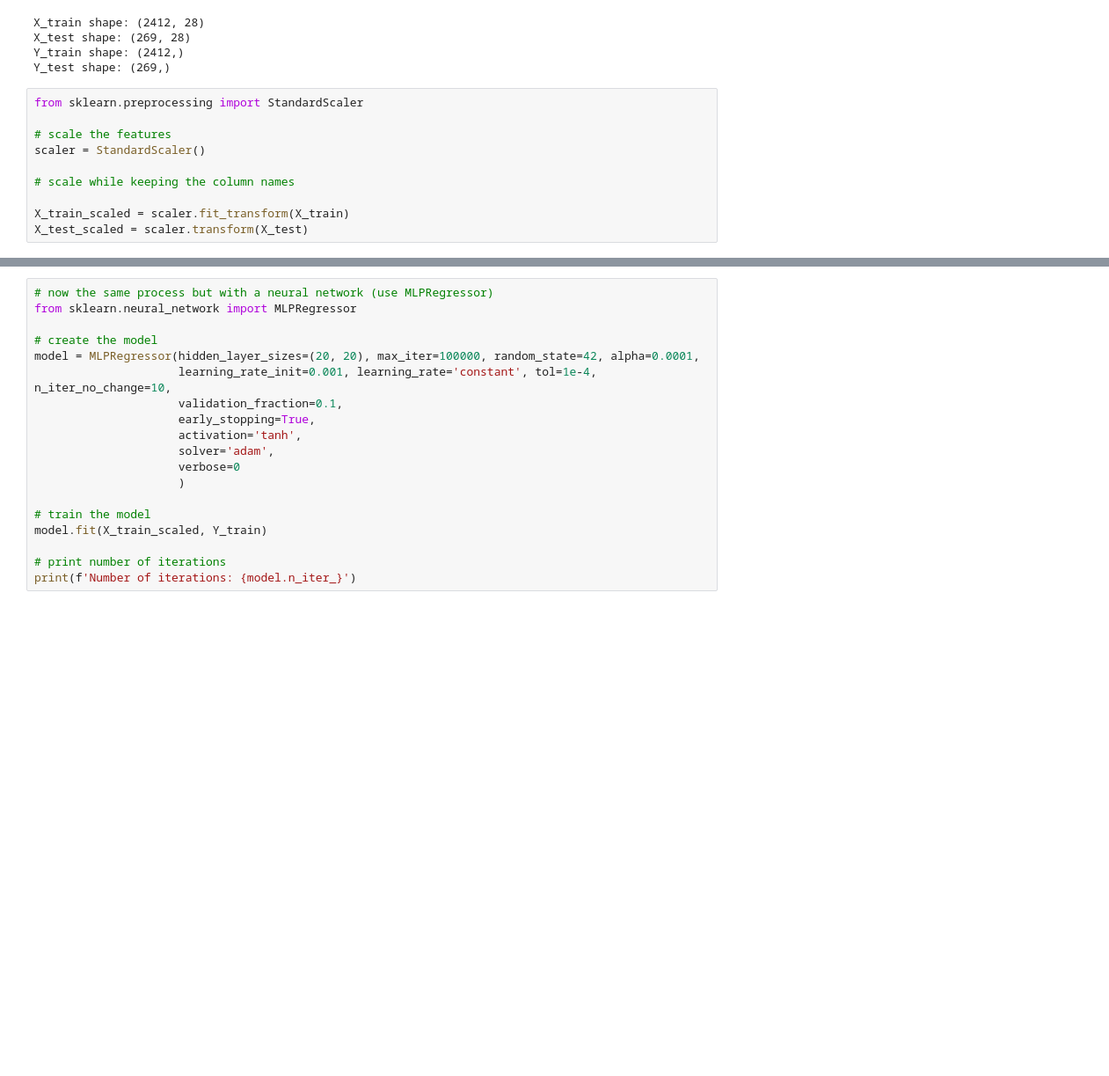
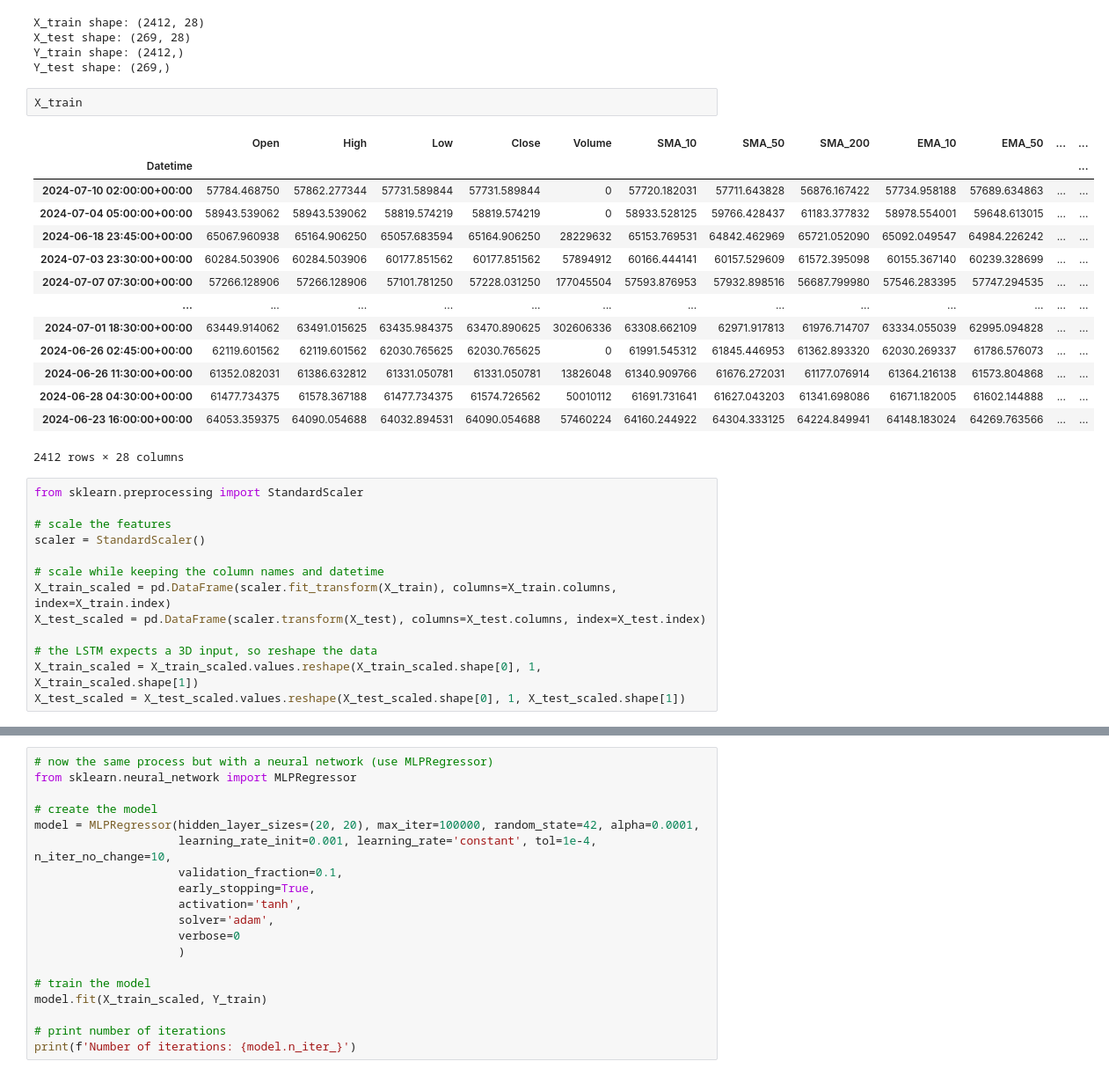
Before and after one commit to TidyMaze/finance, a Jupyter notebook: test.ipynb, the cells around one changed output, grey strips where cells are left out. Shown at 88% size. Cells and saved outputs as stored; diff of their text form; blank space fills up the shorter version.

```diff
--- a/test.ipynb
+++ b/test.ipynb
@@ -261,16 +261,36 @@ X_train shape: (2412, 28)
 X_test shape: (269, 28)
 Y_train shape: (2412,)
 Y_test shape: (269,)
+# %%
+X_train
+# %% [output]
+|  | Open | High | Low | Close | Volume | SMA_10 | SMA_50 | SMA_200 | EMA_10 | EMA_50 | ... | ... |
+| Datetime |  |  |  |  |  |  |  |  |  |  |  | ... |
+| 2024-07-10 02:00:00+00:00 | 57784.468750 | 57862.277344 | 57731.589844 | 57731.589844 | 0 | 57720.182031 | 57711.643828 | 56876.167422 | 57734.958188 | 57689.634863 | ... | ... |
+| 2024-07-04 05:00:00+00:00 | 58943.539062 | 58943.539062 | 58819.574219 | 58819.574219 | 0 | 58933.528125 | 59766.428437 | 61183.377832 | 58978.554001 | 59648.613015 | ... | ... |
+| 2024-06-18 23:45:00+00:00 | 65067.960938 | 65164.906250 | 65057.683594 | 65164.906250 | 28229632 | 65153.769531 | 64842.462969 | 65721.052090 | 65092.049547 | 64984.226242 | ... | ... |
+| 2024-07-03 23:30:00+00:00 | 60284.503906 | 60284.503906 | 60177.851562 | 60177.851562 | 57894912 | 60166.444141 | 60157.529609 | 61572.395098 | 60155.367140 | 60239.328699 | ... | ... |
+| 2024-07-07 07:30:00+00:00 | 57266.128906 | 57266.128906 | 57101.781250 | 57228.031250 | 177045504 | 57593.876953 | 57932.898516 | 56687.799980 | 57546.283395 | 57747.294535 | ... | ... |
+| ... | ... | ... | ... | ... | ... | ... | ... | ... | ... | ... | ... | ... |
+| 2024-07-01 18:30:00+00:00 | 63449.914062 | 63491.015625 | 63435.984375 | 63470.890625 | 302606336 | 63308.662109 | 62971.917813 | 61976.714707 | 63334.055039 | 62995.094828 | ... | ... |
+| 2024-06-26 02:45:00+00:00 | 62119.601562 | 62119.601562 | 62030.765625 | 62030.765625 | 0 | 61991.545312 | 61845.446953 | 61362.893320 | 62030.269337 | 61786.576073 | ... | ... |
+| 2024-06-26 11:30:00+00:00 | 61352.082031 | 61386.632812 | 61331.050781 | 61331.050781 | 13826048 | 61340.909766 | 61676.272031 | 61177.076914 | 61364.216138 | 61573.804868 | ... | ... |
+| 2024-06-28 04:30:00+00:00 | 61477.734375 | 61578.367188 | 61477.734375 | 61574.726562 | 50010112 | 61691.731641 | 61627.043203 | 61341.698086 | 61671.182005 | 61602.144888 | ... | ... |
+| 2024-06-23 16:00:00+00:00 | 64053.359375 | 64090.054688 | 64032.894531 | 64090.054688 | 57460224 | 64160.244922 | 64304.333125 | 64224.849941 | 64148.183024 | 64269.763566 | ... | ... |
+2412 rows × 28 columns
 # %%
 from sklearn.preprocessing import StandardScaler
 
 # scale the features
 scaler = StandardScaler()
 
-# scale while keeping the column names
+# scale while keeping the column names and datetime
+X_train_scaled = pd.DataFrame(scaler.fit_transform(X_train), columns=X_train.columns, index=X_train.index)
+X_test_scaled = pd.DataFrame(scaler.transform(X_test), columns=X_test.columns, index=X_test.index)
 
-X_train_scaled = scaler.fit_transform(X_train)
-X_test_scaled = scaler.transform(X_test)
+# the LSTM expects a 3D input, so reshape the data
+X_train_scaled = X_train_scaled.values.reshape(X_train_scaled.shape[0], 1, X_train_scaled.shape[1])
+X_test_scaled = X_test_scaled.values.reshape(X_test_scaled.shape[0], 1, X_test_scaled.shape[1])
 # %%
 X_train_scaled
 # %% [output]
```
Also changed, not shown: parts of 11 cells of this notebook.
